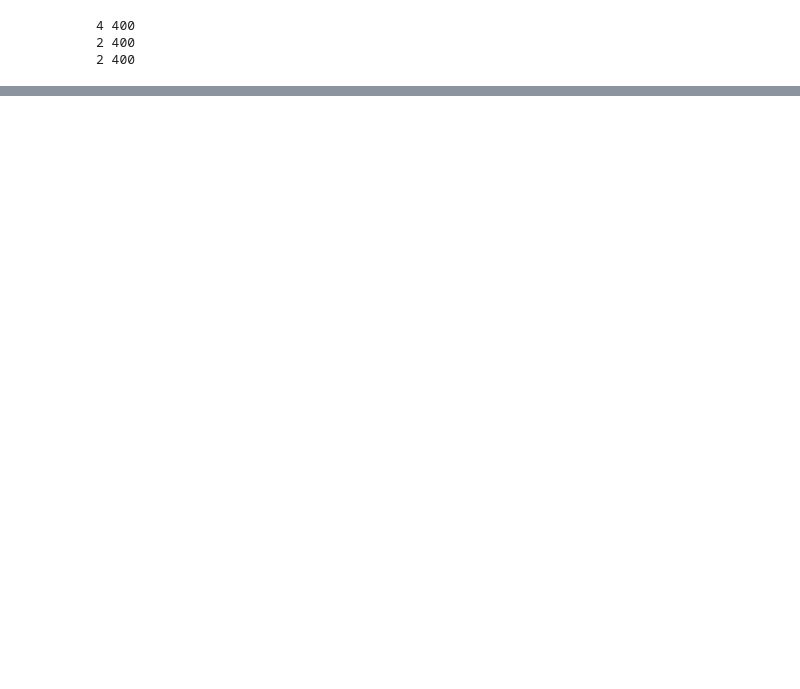
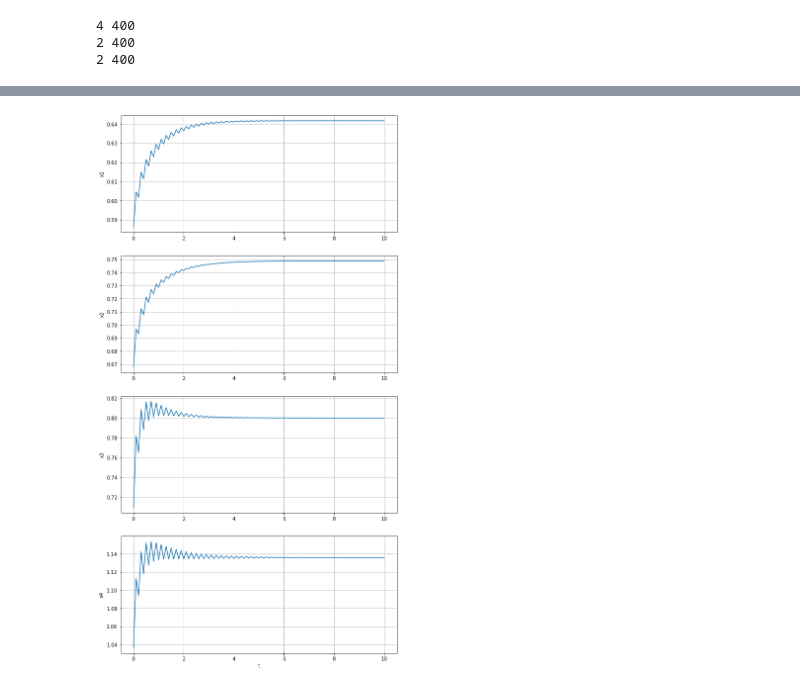
Before and after one commit to zhengang-zhong/data_driven_PE_predictive_control, a Jupyter notebook: Data-driven tracking MPC scheme with eqaulity terminal constraints.ipynb, the cells around one changed output, grey strips where cells are left out. Drawn from its saved outputs; the diff is of its cells as text; code cells hidden in the pictures; blank space fills up the shorter version.

```diff
--- a/Data-driven tracking MPC scheme with eqaulity terminal constraints.ipynb
+++ b/Data-driven tracking MPC scheme with eqaulity terminal constraints.ipynb
@@ -730,0 +847,13 @@ plt.show()
+# %%
+lambda_alpha = 600 # 500
+lambda_sigma = 1000
+eps = 0.002
+# %%
+# prob, alpha, u_init_para, y_init_para, u_decision, y_decision = define_opt(nu, ny, Q, R, input_Hankel, output_Hankel, T, L, n, u_ns, y_ns, r = r, lambda_alpha = lambda_alpha, lambda_sigma=lambda_sigma, eps = eps)
+prob, alpha, u_init_para, y_init_para, u_decision, y_decision = define_opt(nu, ny, Q, R, input_Hankel, output_Hankel, T, L, n, u_ns, y_ns, ru = ru, ry = ry, lambda_alpha = lambda_alpha, eps = eps)
+# prob, alpha, u_init_para, y_init_para, u_decision, y_decision = define_opt(nu, ny, Q, R, input_Hankel, output_Hankel, T, L, n, u_ns, y_ns, r = r)
+# %%
+u_init_para.value = u_init
+# u_init_para.value = np.array([[6.19632452]])
+y_init_para.value = y_init
+prob.solve(solver=cp.MOSEK,verbose=True)
@@ -730,0 +879,3 @@ plt.show()
+# %%
+N_sim = 100
+x_list, u_list = sim(prob, disc_four_tank, C, N_sim, dt, alpha, n, nu, ny, u_init, y_init, u_init_para, y_init_para, u_decision, y_decision, x_init, input_Hankel)
@@ -730,0 +900,22 @@ plt.show()
+# %%
+delta_t = dt
+n = nx
+
+x_traj = x_list
+
+Nt = np.shape(x_traj[::n])[0]
+t_plot = [delta_t * i for i in range(Nt)]
+
+plt.figure(1, figsize=(10, 20))
+plt.clf()
+for i in range (n):
+    plt.subplot( str(n) + str(1) + str(i + 1) )
+    plt.grid()
+    x_traj_temp = x_traj[i::n]
+    plt.plot(t_plot, x_traj_temp)
+    plt.ylabel('x' + str(i + 1))
+
+plt.xlabel('t')
+plt.show()
+# %% [output]
+[figure, added]
```
Also changed, not shown: parts of 37 cells of this notebook.
